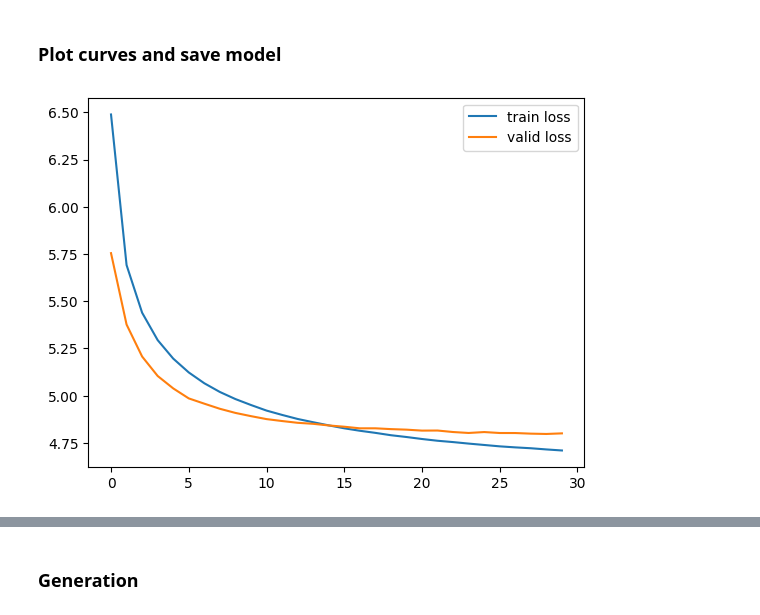
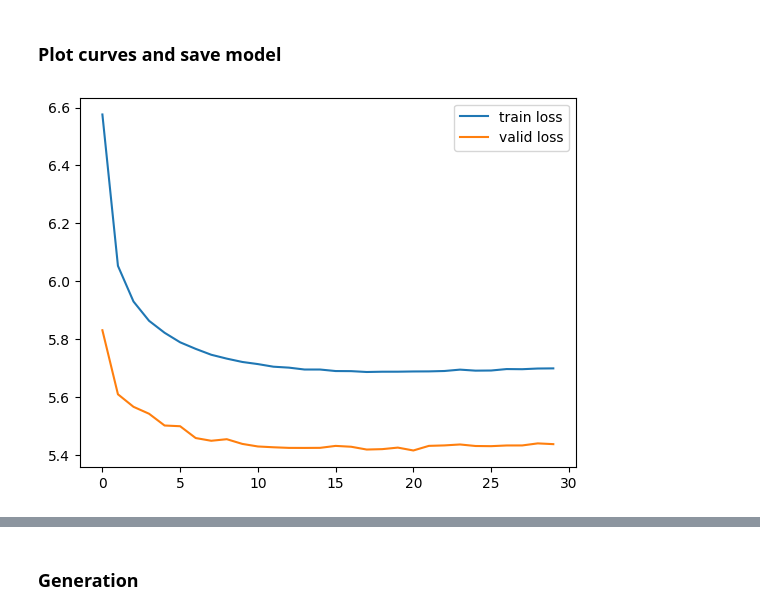
Before and after one commit to ldt29/lstm-lm, a Jupyter notebook: language_model_with_RNNs.ipynb, the cells around one changed output, grey strips where cells are left out. Saved outputs shown, nothing was run; the diff lists cells and outputs as text; code cells hidden in the pictures.

```diff
--- a/language_model_with_RNNs.ipynb
+++ b/language_model_with_RNNs.ipynb
@@ -226,7 +261,8 @@ args = {
     'hidden_dim': 300,
     'num_layers': 2,
     'dropout_prob': 0.5,
-    'tie_weights': True,
+    'shuffle': False,
+    'reuse_hidden': True,
     'glove_embeddings': glove_embeddings,
     'lr': 0.001,
     'epochs': 30,
@@ -236,9 +272,9 @@ args = {
 }
 # %%
 ## Train
-train_dataLoader = DataLoader(dataset=PennTreebankDataset(ptb_train_lines, args['sequence_length'], args['batch_size']), batch_size=args['batch_size'], shuffle=False)
+train_dataLoader = DataLoader(dataset=PennTreebankDataset(ptb_train_lines, args['sequence_length'], args['batch_size']), batch_size=args['batch_size'], shuffle=args['shuffle'])
 valid_dataLoader = DataLoader(dataset=PennTreebankDataset(ptb_valid_lines, args['sequence_length'], args['batch_size']), batch_size=args['batch_size'], shuffle=False)
-model = LSTM_LM(args['vocab_size'], args['embedding_dim'], args['hidden_dim'], args['num_layers'], args['dropout_prob'], args['glove_embeddings'])
+model = RNN_LM(args['vocab_size'], args['embedding_dim'], args['hidden_dim'], args['num_layers'], args['dropout_prob'], args['glove_embeddings'])
 model.to(device)
 criterion = nn.NLLLoss()
 optimizer = optim.Adam(model.parameters(), lr=args['lr'])
@@ -246,10 +282,10 @@ train_losses = []
 valid_losses = []
 for epoch in range(args['epochs']):
     train_dataLoader.dataset.init_epoch()
-    train_loss = train(model, train_dataLoader, criterion, optimizer, reuse=True)
+    train_loss = train(model, train_dataLoader, criterion, optimizer, reuse=args['reuse_hidden'])
     valid_loss = test(model, valid_dataLoader, criterion)
     train_losses.append(train_loss)
     valid_losses.append(valid_loss)
-    valid_perplexities = math.exp(valid_loss)
-    print('Epoch: {}, Train Loss: {}, Valid Loss: {}, Valid Perplexity: {}'.format(epoch, train_loss, valid_loss, valid_perplexities))
+    valid_perplexity = math.exp(valid_loss)
+    print('Epoch: {}, Train Loss: {}, Valid Loss: {}, Valid Perplexity: {}'.format(epoch, train_loss, valid_loss, valid_perplexity))
 # %% [output]
@@ -275,13 +311,13 @@ Epoch: 29, Train Loss: 4.710177395544105, Valid Loss: 4.800761929802273, Valid P
 # %%
 ## plot the loss curve and save the model
 plt.plot(train_losses, label='train loss')
 plt.plot(valid_losses, label='valid loss')
 plt.legend()
 ## save with utc time
-torch.save(model.state_dict(), args['save_path'] + 'models/case3_LM_' + datetime.utcnow().strftime("%Y-%m-%d-%H%MZ") + '.pt')
-plt.savefig(args['save_path'] + 'curves/case3_loss_curve_' + datetime.utcnow().strftime("%Y-%m-%d-%H%MZ") + '.png')
+torch.save(model.state_dict(), args['save_path'] + 'models/RNN_LM_' + datetime.utcnow().strftime("%Y-%m-%d-%H%MZ") + '.pt')
+plt.savefig(args['save_path'] + 'curves/RNN_loss_curve_' + datetime.utcnow().strftime("%Y-%m-%d-%H%MZ") + '.png')
 # %% [output]
-[figure, old version]
+[figure, new version]
 # %%
 ## Test
 test_dataLoader = DataLoader(dataset=PennTreebankDataset(ptb_test_lines, args['sequence_length'], args['batch_size']), batch_size=args['batch_size'], shuffle=False)
```
Also changed, not shown: parts of 7 cells of this notebook, 2 other files.
